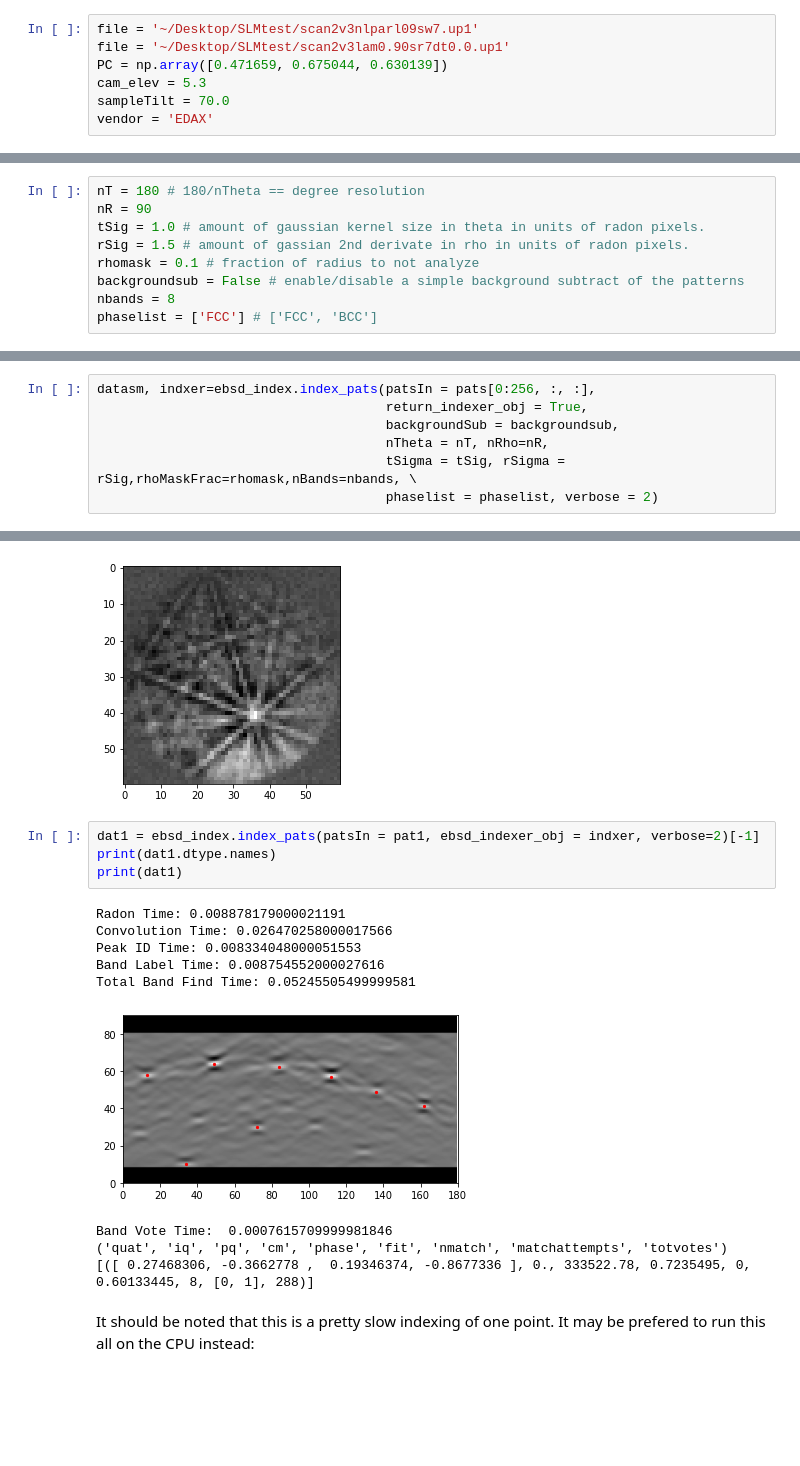
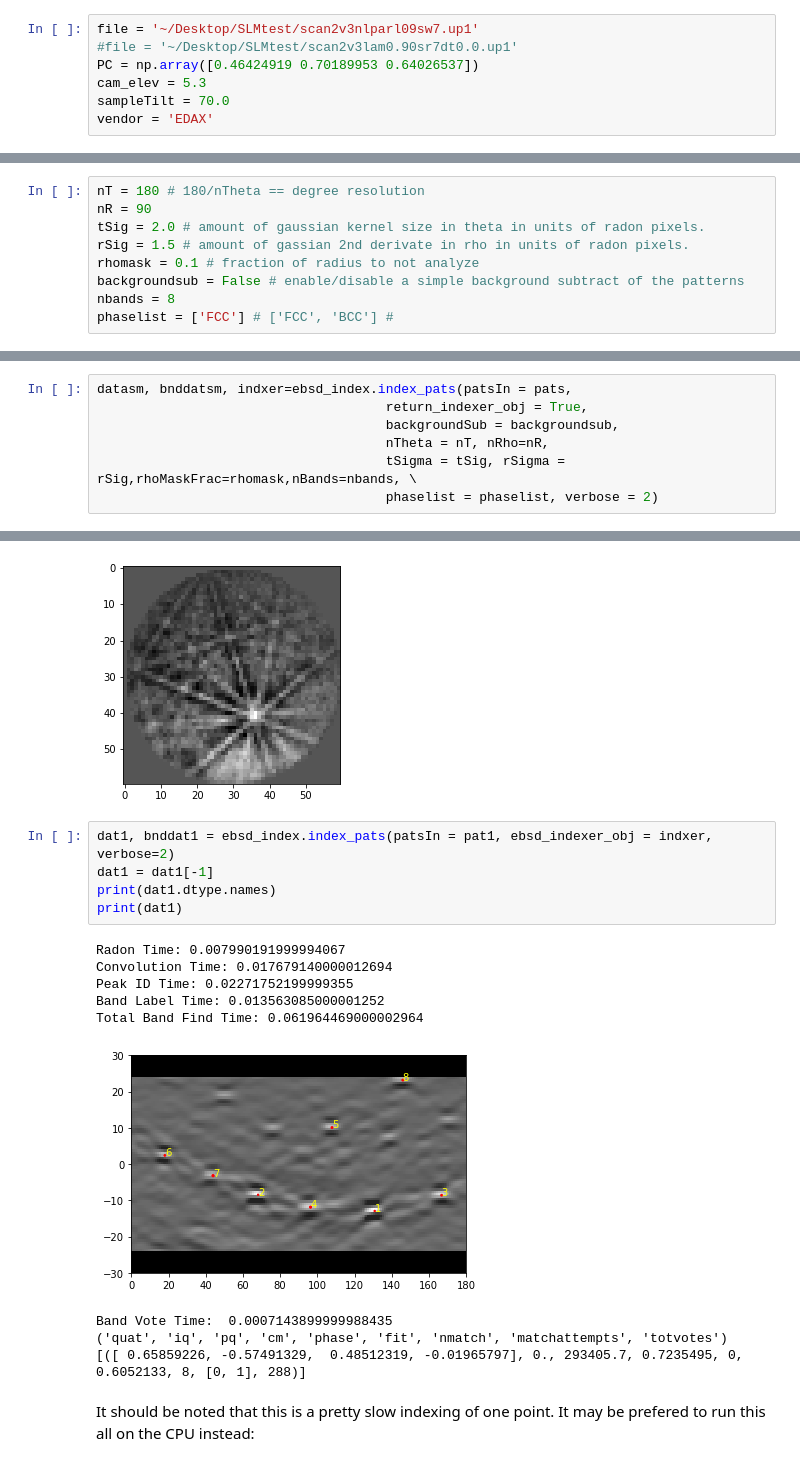
Before and after one commit to USNavalResearchLaboratory/PyEBSDIndex, a Jupyter notebook: doc/ebsd_index_demo.ipynb, the cells around one changed output, grey strips where cells are left out. Drawn from its saved outputs; the diff is of its cells as text; blank space fills up the shorter version.

```diff
--- a/doc/ebsd_index_demo.ipynb
+++ b/doc/ebsd_index_demo.ipynb
@@ -16,8 +14,8 @@ Currently the only types of files that can be indexed are the EDAX UP1/2 files.
 Define the environmental conditions of the data collection
 # %%
 file = '~/Desktop/SLMtest/scan2v3nlparl09sw7.up1'
-file = '~/Desktop/SLMtest/scan2v3lam0.90sr7dt0.0.up1'
-PC = np.array([0.471659, 0.675044, 0.630139])
+#file = '~/Desktop/SLMtest/scan2v3lam0.90sr7dt0.0.up1'
+PC = np.array([0.46424919 0.70189953 0.64026537])
 cam_elev = 5.3
 sampleTilt = 70.0
 vendor = 'EDAX'
@@ -26,12 +24,12 @@ Define the radon and indexing parameters
 # %%
 nT = 180 # 180/nTheta == degree resolution
 nR = 90
-tSig = 1.0 # amount of gaussian kernel size in theta in units of radon pixels.
+tSig = 2.0 # amount of gaussian kernel size in theta in units of radon pixels.
 rSig = 1.5 # amount of gassian 2nd derivate in rho in units of radon pixels.
 rhomask = 0.1 # fraction of radius to not analyze
 backgroundsub = False # enable/disable a simple background subtract of the patterns
 nbands = 8
-phaselist = ['FCC'] # ['FCC', 'BCC']
+phaselist = ['FCC'] # ['FCC', 'BCC'] #
 # %% [markdown]
 Now initialize the indexer object.  It is easiest to run it over a 1000 patterns to give some idea of timing.
 Verbose = 1 is only timing, verbose = 2 is radon and peak ID image of last pattern, verbose = 0 nothing is reported.
@@ -106,7 +110,7 @@ float32
 # %% [markdown]
 If the array holds a small number of patterns that can all fit on the GPU at one time, one can avoid the distributed indexing method.  It should be noted that there is built in chuncking (set to fairly conservative limits) to the GPU when using *index_pats*, but no multi-processing of the band voting so it may take a long while.  Here we index just the first 256 patterns. (Note, one does not need to intitate a new indexer object if they have defined one above).
 # %%
-datasm, indxer=ebsd_index.index_pats(patsIn = pats[0:256, :, :],
+datasm, bnddatsm, indxer=ebsd_index.index_pats(patsIn = pats,
                                      return_indexer_obj = True,
                                      backgroundSub = backgroundsub,
                                      nTheta = nT, nRho=nR,
@@ -145,19 +150,20 @@ plt.imshow(pat1, cmap='gray')
 <matplotlib.image.AxesImage at 0x...>
 [figure]
 # %%
-dat1 = ebsd_index.index_pats(patsIn = pat1, ebsd_indexer_obj = indxer, verbose=2)[-1]
+dat1, bnddat1 = ebsd_index.index_pats(patsIn = pat1, ebsd_indexer_obj = indxer, verbose=2)
+dat1 = dat1[-1]
 print(dat1.dtype.names)
 print(dat1)
 # %% [output]
-Radon Time: 0.008878179000021191
-Convolution Time: 0.026470258000017566
-Peak ID Time: 0.008334048000051553
-Band Label Time: 0.008754552000027616
-Total Band Find Time: 0.05245505499999581
+Radon Time: 0.007990191999994067
+Convolution Time: 0.017679140000012694
+Peak ID Time: 0.02271752199999355
+Band Label Time: 0.013563085000001252
+Total Band Find Time: 0.061964469000002964
-[figure, old version]
+[figure, new version]
-Band Vote Time:  0.0007615709999981846
+Band Vote Time:  0.0007143899999988435
 ('quat', 'iq', 'pq', 'cm', 'phase', 'fit', 'nmatch', 'matchattempts', 'totvotes')
-[([ 0.27468306, -0.3662778 ,  0.19346374, -0.8677336 ], 0., 333522.78, 0.7235495, 0, 0.60133445, 8, [0, 1], 288)]
+[([ 0.65859226, -0.57491329,  0.48512319, -0.01965797], 0., 293405.7, 0.7235495, 0, 0.6052133, 8, [0, 1], 288)]
 # %% [markdown]
 
 
```
Also changed, not shown: parts of 13 cells of this notebook, 4 other files.
